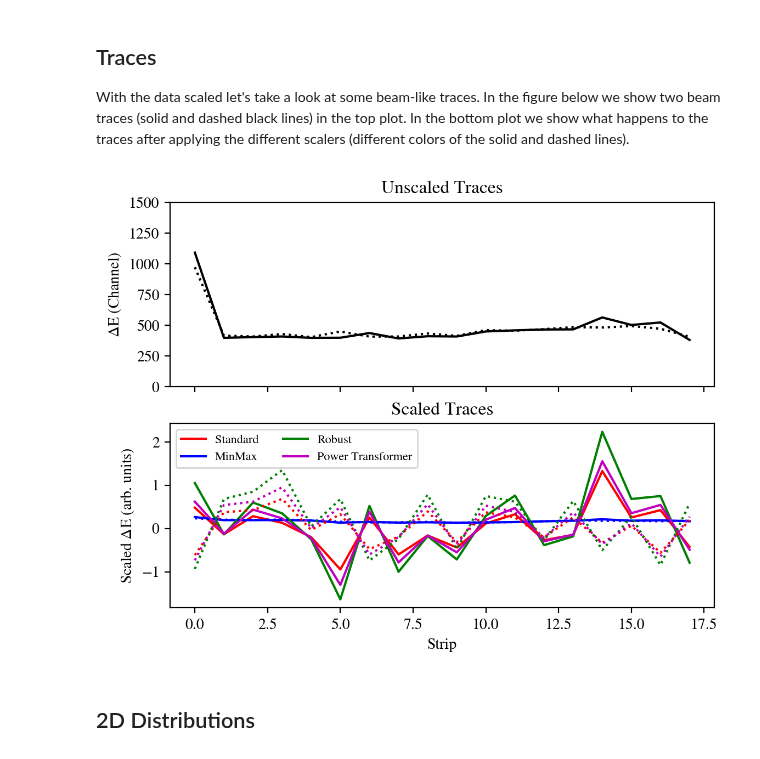
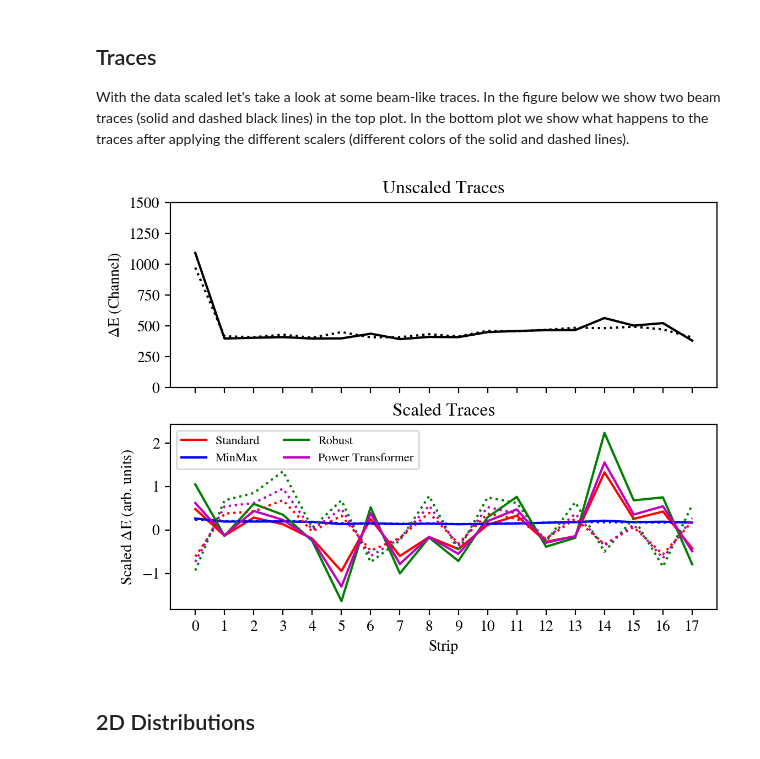
Before and after one commit to dneto1729/MUSIC_with_python, a Jupyter notebook: tutorials/5 - Playing with Scikit-Learn.ipynb, the cells around one changed output. Drawn from its saved outputs; the diff is of its cells as text; code cells hidden in the pictures.

```diff
--- a/tutorials/5 - Playing with Scikit-Learn.ipynb
+++ b/tutorials/5 - Playing with Scikit-Learn.ipynb
@@ -93,34 +93,35 @@ for trace in traces:
     #
     ax[1].plot(strip_num, df_Standard[trace], color='r', linestyle=linestyle)
     ax[1].plot(strip_num, df_MinMax[trace], color='b', linestyle=linestyle)
     ax[1].plot(strip_num, df_Robust[trace], color='g', linestyle=linestyle)
     ax[1].plot(strip_num, df_Power[trace], color='m', linestyle=linestyle)
     linestyle = ':'
 #
 ax[0].set_title('Unscaled Traces')
 ax[1].set_title('Scaled Traces')
 
 # axes
 ax[0].set_ylabel(r'$\Delta$E (Channel)')
 ax[0].set_ylim(0,1500)
 ax[1].set_xlabel('Strip')
+ax[1].set_xticks(strip_num)
 ax[1].set_ylabel(r'Scaled $\Delta$E (arb. units)')
 
 # legend
 # get objects relevant for legend
 handles, labels = ax[1].get_legend_handles_labels()
 # create dummy objects for artists
 Standard = Line2D([0], [0], label='Standard', color='r')
 MinMax = Line2D([0], [0], label='MinMax', color='b')
 Robust = Line2D([0], [0], label='Robust', color='g')
 Power = Line2D([0], [0], label='Power Transformer', color='m')
 # add to handles
 handles.extend([Standard, MinMax, Robust, Power])
 
 ax[1].legend(handles=handles, ncol = 2, fontsize=8)
 plt.show()
 # %% [output]
-[figure, old version]
+[figure, new version]
 # %% [markdown]
 ## 2D Distributions
 # %%
```
Also changed, not shown: parts of 10 cells of this notebook.
